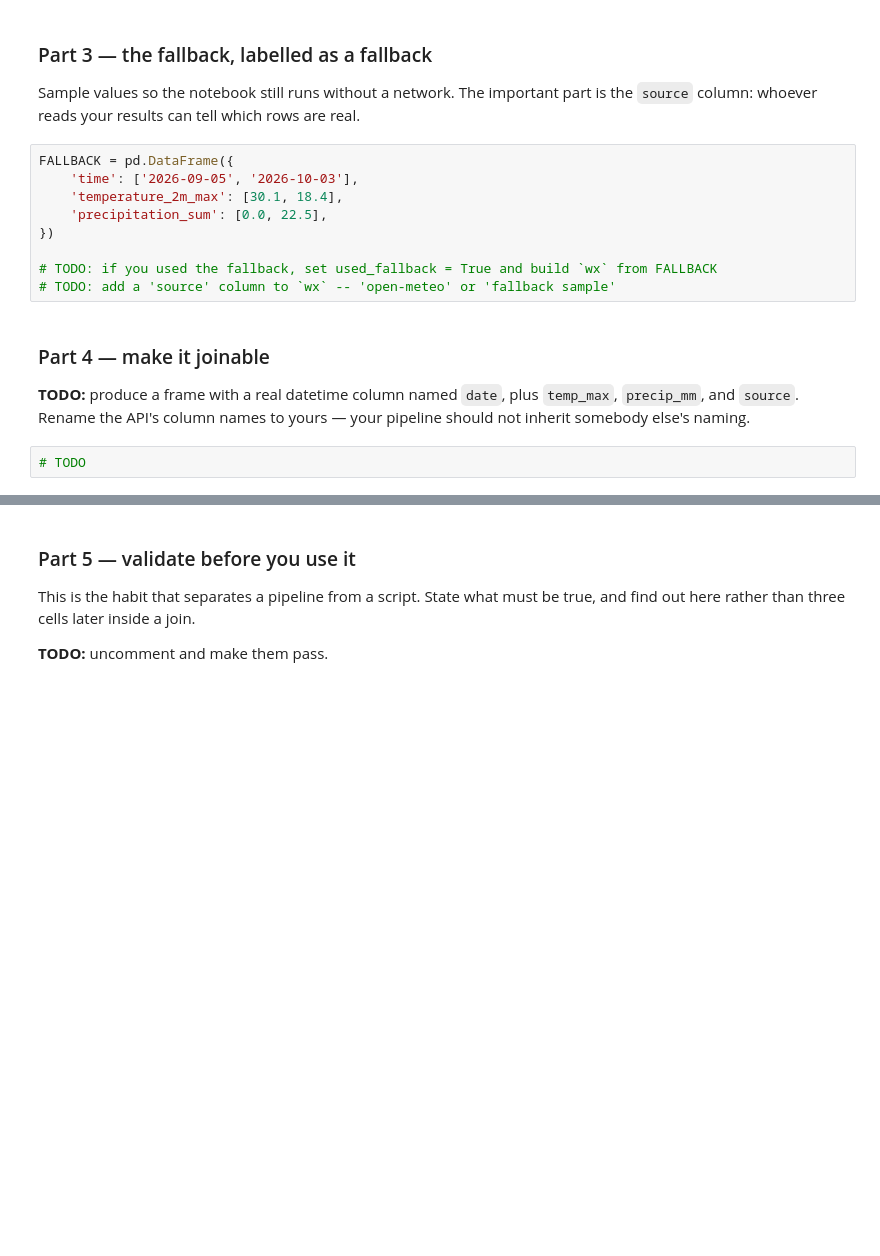
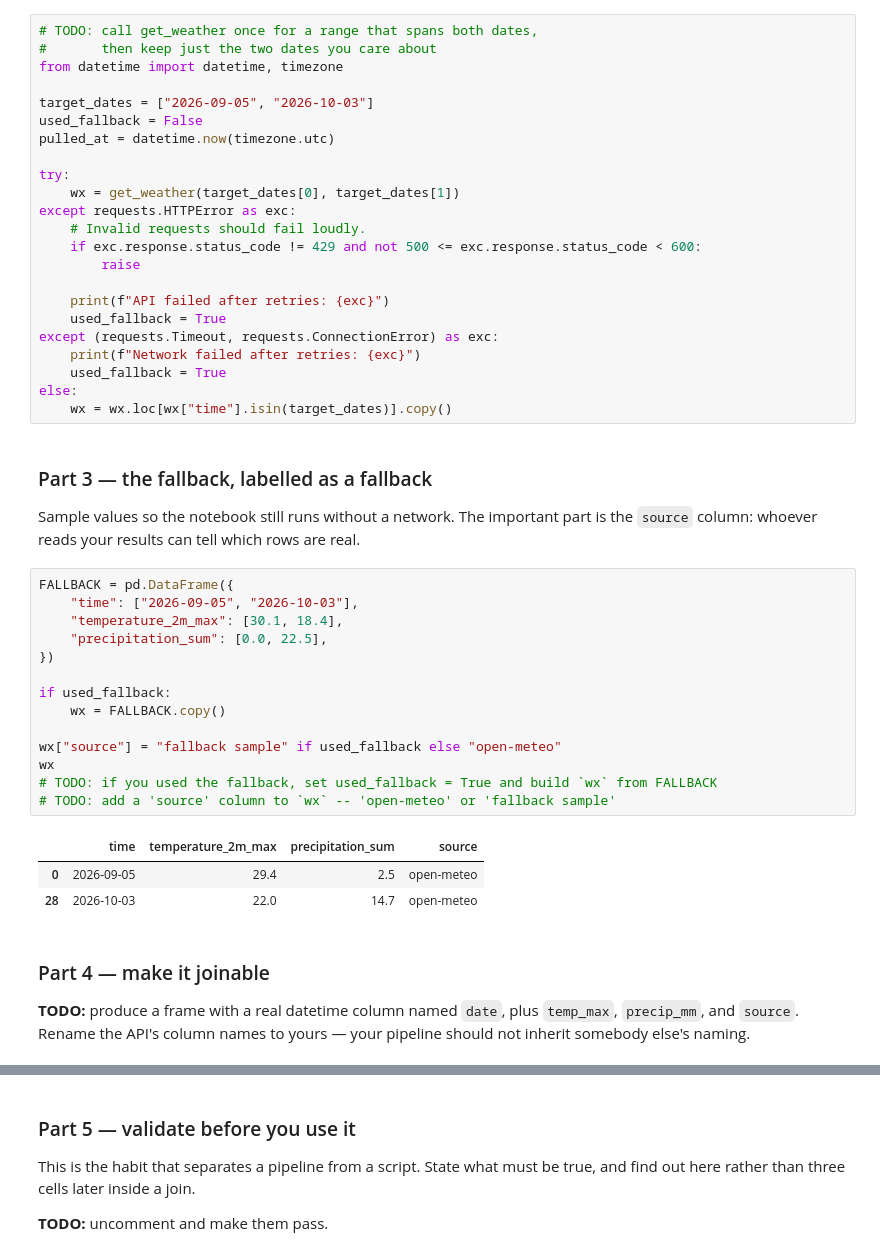
Before and after one commit to yilinw762/ds2002-fa26, a Jupyter notebook: notebooks/04-json-apis/2026_10_09_—_Public_API_to_Clean_Table_—_Lab.ipynb, the cells around one changed output, grey strips where cells are left out. Saved outputs shown, nothing was run; the diff lists cells and outputs as text; blank space fills up the shorter version.

```diff
--- a/notebooks/04-json-apis/2026_10_09_—_Public_API_to_Clean_Table_—_Lab.ipynb
+++ b/notebooks/04-json-apis/2026_10_09_—_Public_API_to_Clean_Table_—_Lab.ipynb
@@ -56,19 +73,49 @@ used_fallback = False
+# %%
+# TODO: call get_weather once for a range that spans both dates,
+#       then keep just the two dates you care about
+from datetime import datetime, timezone
+
+target_dates = ["2026-09-05", "2026-10-03"]
+used_fallback = False
+pulled_at = datetime.now(timezone.utc)
+
+try:
+    wx = get_weather(target_dates[0], target_dates[1])
+except requests.HTTPError as exc:
+    # Invalid requests should fail loudly.
+    if exc.response.status_code != 429 and not 500 <= exc.response.status_code < 600:
+        raise
+
+    print(f"API failed after retries: {exc}")
+    used_fallback = True
+except (requests.Timeout, requests.ConnectionError) as exc:
+    print(f"Network failed after retries: {exc}")
+    used_fallback = True
+else:
+    wx = wx.loc[wx["time"].isin(target_dates)].copy()
 # %% [markdown]
 ### Part 3 — the fallback, labelled as a fallback
 
 Sample values so the notebook still runs without a network. The important part is the `source` column: whoever reads your results can tell which rows are real.
 # %%
 FALLBACK = pd.DataFrame({
-    'time': ['2026-09-05', '2026-10-03'],
-    'temperature_2m_max': [30.1, 18.4],
-    'precipitation_sum': [0.0, 22.5],
+    "time": ["2026-09-05", "2026-10-03"],
+    "temperature_2m_max": [30.1, 18.4],
+    "precipitation_sum": [0.0, 22.5],
 })
 
+if used_fallback:
+    wx = FALLBACK.copy()
+
+wx["source"] = "fallback sample" if used_fallback else "open-meteo"
+wx
 # TODO: if you used the fallback, set used_fallback = True and build `wx` from FALLBACK
 # TODO: add a 'source' column to `wx` -- 'open-meteo' or 'fallback sample'
+# %% [output]
+|  | time | temperature_2m_max | precipitation_sum | source |
+| 0 | 2026-09-05 | 29.4 | 2.5 | open-meteo |
+| 28 | 2026-10-03 | 22.0 | 14.7 | open-meteo |
 # %% [markdown]
 ### Part 4 — make it joinable
 
 **TODO:** produce a frame with a real datetime column named `date`, plus `temp_max`, `precip_mm`, and `source`. Rename the API's column names to yours — your pipeline should not inherit somebody else's naming.
-# %%
-# TODO
```
Also changed, not shown: parts of 11 cells of this notebook.
